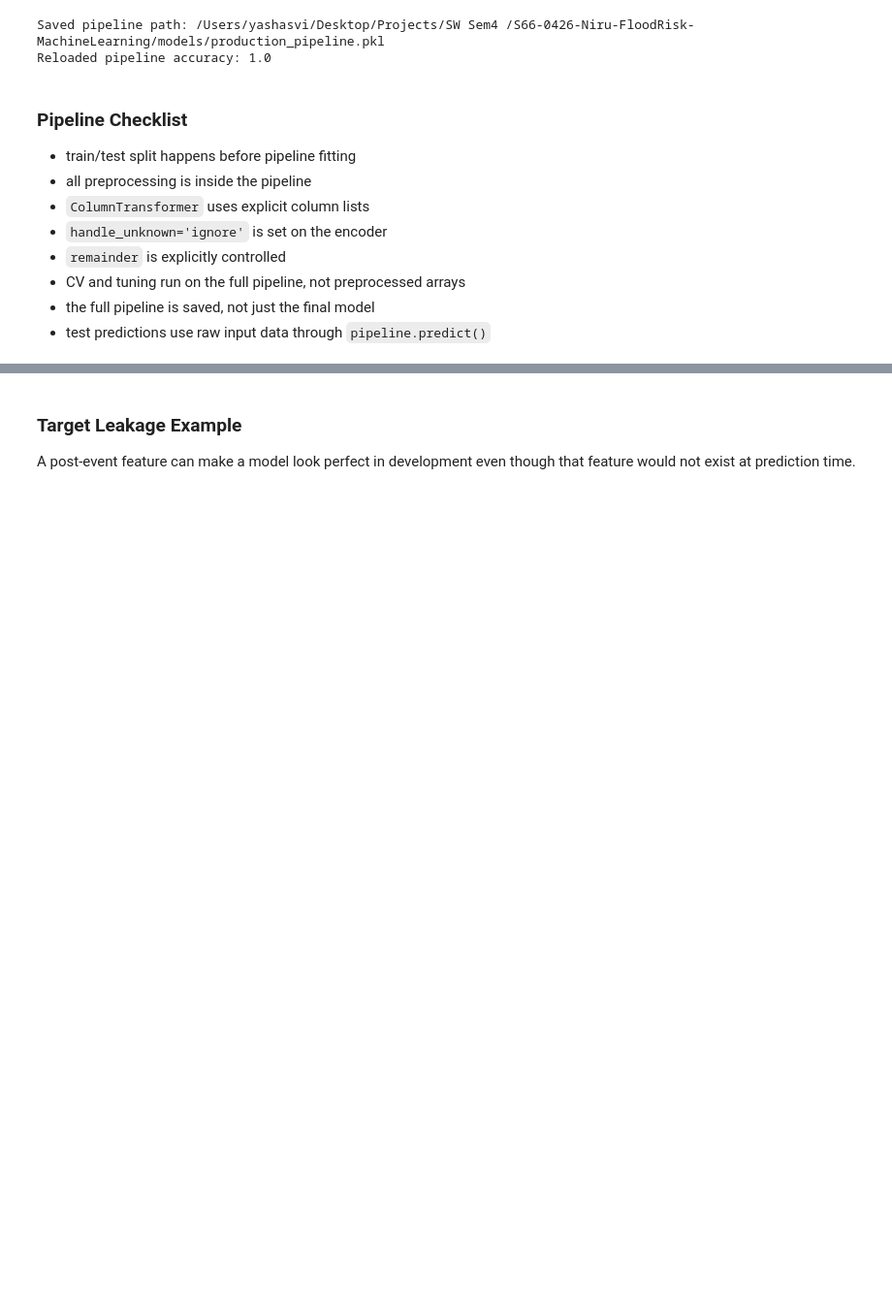
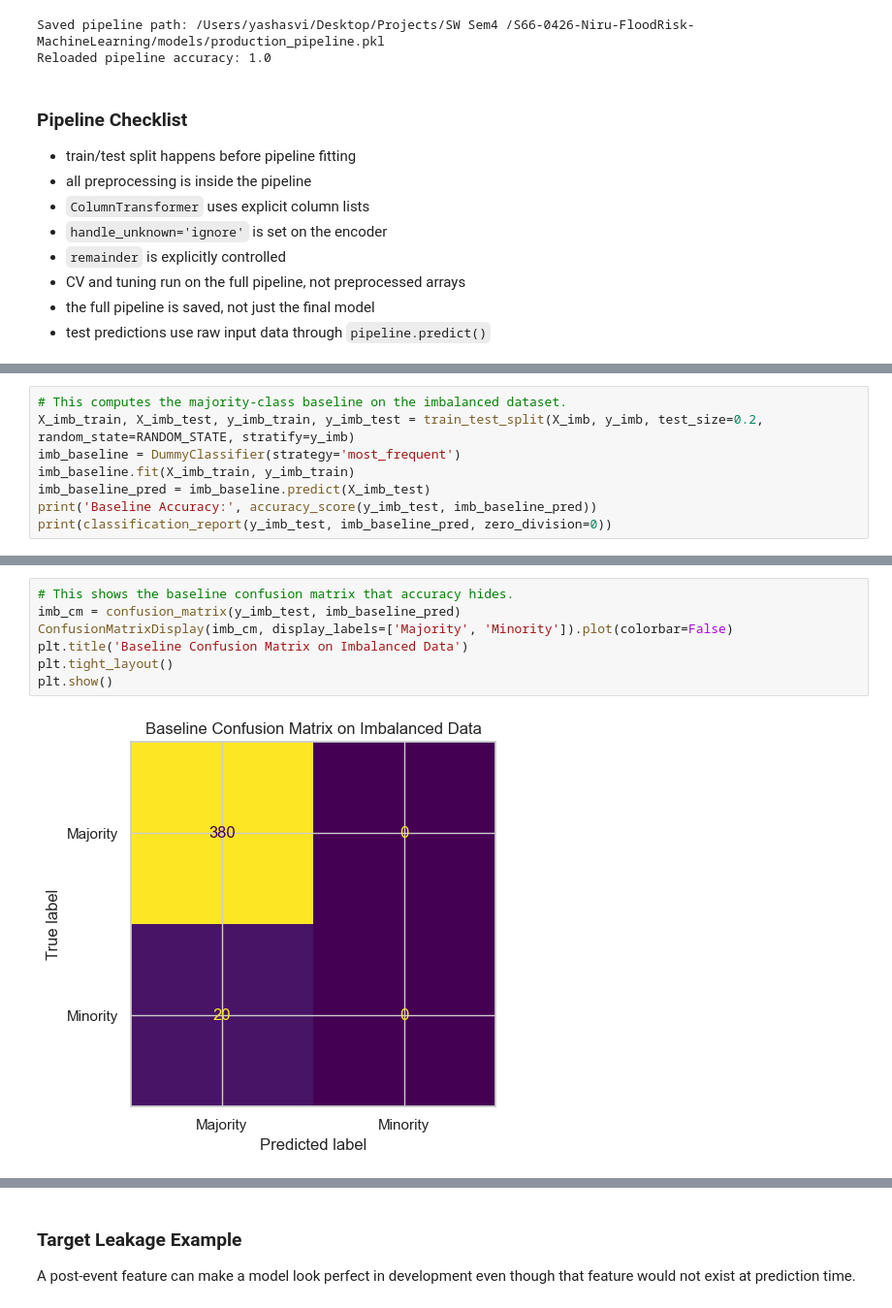
Before and after one commit to kalviumcommunity/S66-0426-Niru-FloodRisk-MachineLearning, a Jupyter notebook: notebooks/complete_project_workflow.ipynb, the cells around one changed output, grey strips where cells are left out. Shown at 97% size. Cells and saved outputs as stored; diff of their text form; blank space fills up the shorter version.

```diff
--- a/notebooks/complete_project_workflow.ipynb
+++ b/notebooks/complete_project_workflow.ipynb
@@ -1562,0 +1591,8 @@ Leakage is dangerous because it does not crash code or raise warnings. It simply
+# %%
+# This computes the majority-class baseline on the imbalanced dataset.
+X_imb_train, X_imb_test, y_imb_train, y_imb_test = train_test_split(X_imb, y_imb, test_size=0.2, random_state=RANDOM_STATE, stratify=y_imb)
+imb_baseline = DummyClassifier(strategy='most_frequent')
+imb_baseline.fit(X_imb_train, y_imb_train)
+imb_baseline_pred = imb_baseline.predict(X_imb_test)
+print('Baseline Accuracy:', accuracy_score(y_imb_test, imb_baseline_pred))
+print(classification_report(y_imb_test, imb_baseline_pred, zero_division=0))
@@ -1562,0 +1609,9 @@ Leakage is dangerous because it does not crash code or raise warnings. It simply
+# %%
+# This shows the baseline confusion matrix that accuracy hides.
+imb_cm = confusion_matrix(y_imb_test, imb_baseline_pred)
+ConfusionMatrixDisplay(imb_cm, display_labels=['Majority', 'Minority']).plot(colorbar=False)
+plt.title('Baseline Confusion Matrix on Imbalanced Data')
+plt.tight_layout()
+plt.show()
+# %% [output]
+[figure, added]
```
Also changed, not shown: parts of 13 cells of this notebook.
